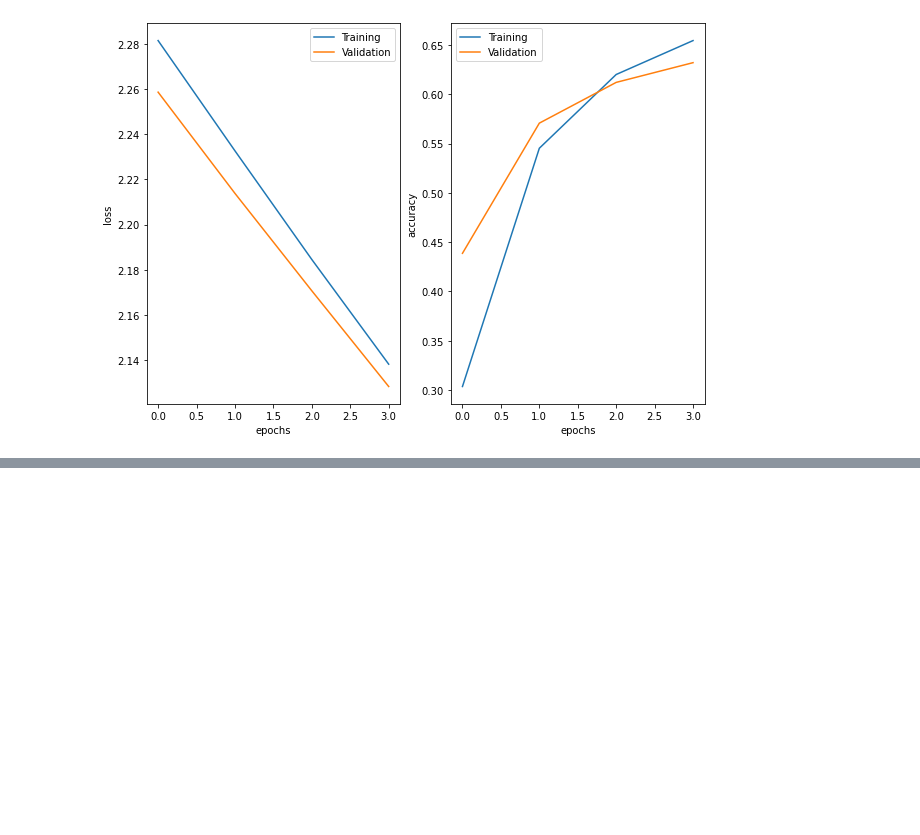
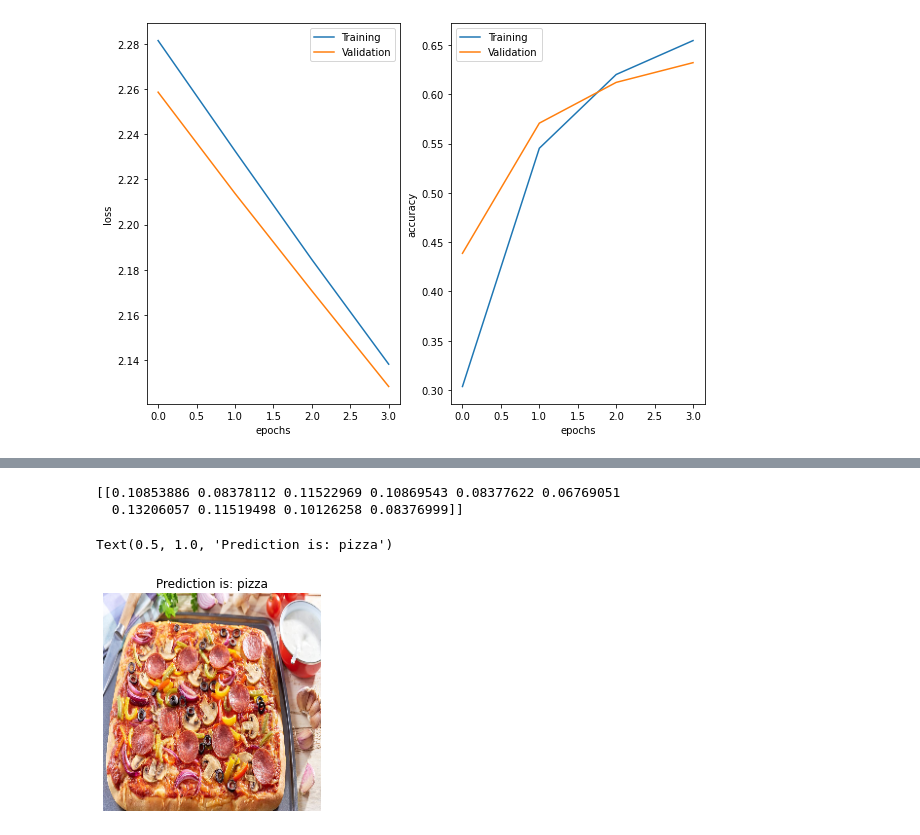
Before and after one commit to KacperKorzen/tensor-course, a Jupyter notebook: transfer_learning.ipynb, the cells around one changed output, grey strips where cells are left out. Cells and saved outputs as stored; diff of their text form; code cells hidden in the pictures; blank space fills up the shorter version.

```diff
--- a/transfer_learning.ipynb
+++ b/transfer_learning.ipynb
@@ -137,0 +143,17 @@ plt.legend(["Training", "Validation"])
+# %%
+import helper_function as hp
+# tf.keras.applications will be used to work with the data
+
+test_dir = "/Users/korzeniewski/Downloads/10_food_classes_10_percent/train"
+train_dir = "/Users/korzeniewski/Downloads/10_food_classes_10_percent/test"
+
+IMG_SIZE = (32,32)
+train_data = tf.keras.preprocessing.image_dataset_from_directory(directory = train_dir,
+                                                                image_size = IMAGE_SHAPE,
+                                                                label_mode = "categorical",
+                                                                batch_size = 32)
+
+test_data = tf.keras.preprocessing.image_dataset_from_directory(directory = test_dir,
+                                                                image_size = IMAGE_SHAPE,
+                                                                label_mode = "categorical",
+                                                                batch_size = 32)
@@ -137,0 +245,10 @@ plt.legend(["Training", "Validation"])
+# %%
+# creating model callback
+# tf.keras.callbacks.ModelCheckpoint()
+
+# fit model
+history = model_0.fit(train_data, #Image data generator crate sample with labels
+                        epochs=4,
+                        steps_per_epoch=len(train_data),
+                        validation_data = test_data,
+                        validation_steps = len(test_data)*0.1)
@@ -137,0 +264,14 @@ plt.legend(["Training", "Validation"])
+# %%
+img=hp.load_and_prep_image('/Users/korzeniewski/Downloads/pizza-rodzinna.jpg')
+train_data.class_names
+
+pred = model_0.predict(tf.expand_dims(img, axis = 0))
+print(pred)
+plt.imshow(img)
+plt.axis(False)
+plt.title("Prediction is: " + train_data.class_names[pred.argmax()])
+# %% [output]
+[[0.10853886 0.08378112 0.11522969 0.10869543 0.08377622 0.06769051
+  0.13206057 0.11519498 0.10126258 0.08376999]]
+Text(0.5, 1.0, 'Prediction is: pizza')
+[figure, added]
```
Also changed, not shown: parts of 14 cells of this notebook.
